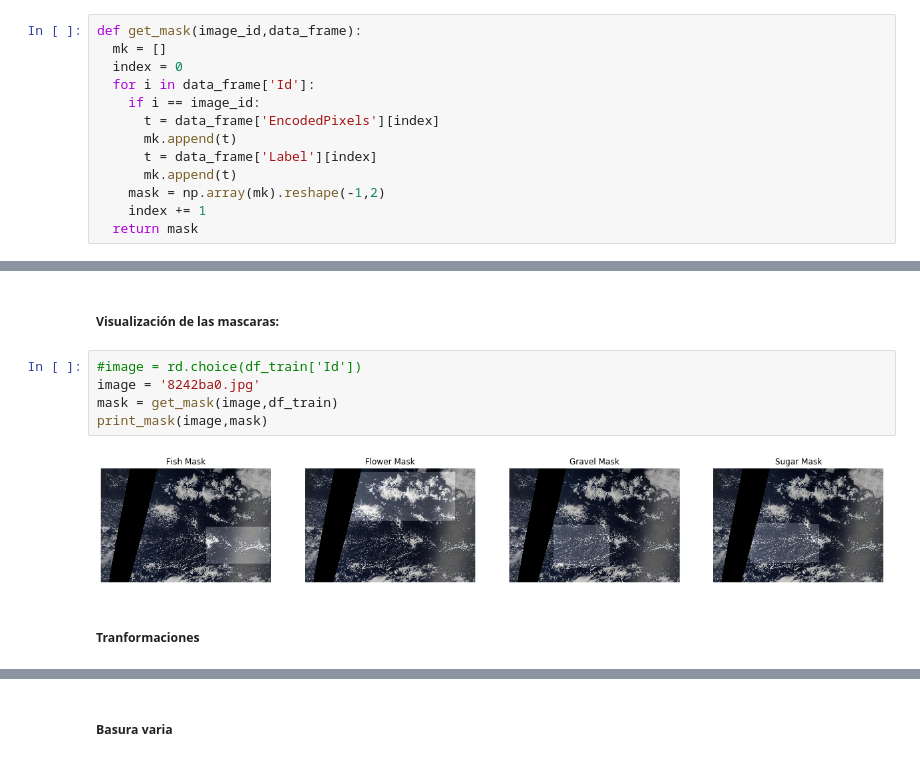
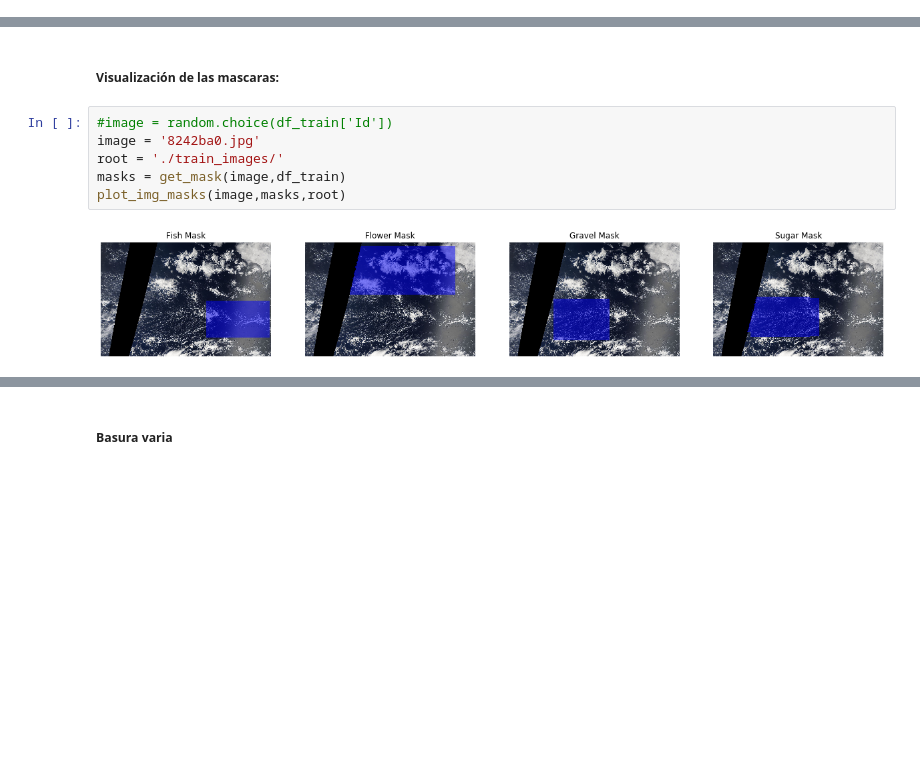
Before and after one commit to MRAMIRE/Tesis_Modelo_Deep_Learning_USA, a Jupyter notebook: 2_Visualización_de_la_Data.ipynb, the cells around one changed output, grey strips where cells are left out. Cells and saved outputs as stored; diff of their text form; blank space fills up the shorter version.

```diff
--- a/2_Visualización_de_la_Data.ipynb
+++ b/2_Visualización_de_la_Data.ipynb
@@ -64,13 +76,0 @@ def rle_to_mask(rle_string, height=1400, width=2100):
-# %%
-def get_mask(image_id,data_frame):
-  mk = []
-  index = 0
-  for i in data_frame['Id']:
-    if i == image_id:
-      t = data_frame['EncodedPixels'][index]
-      mk.append(t)
-      t = data_frame['Label'][index]
-      mk.append(t)
-    mask = np.array(mk).reshape(-1,2)
-    index += 1
-  return mask
@@ -199,11 +111,10 @@ df_train.head()
 # %% [markdown]
 ##### Visualización de las mascaras:
 # %%
-#image = rd.choice(df_train['Id'])
+#image = random.choice(df_train['Id'])
 image = '8242ba0.jpg'
-mask = get_mask(image,df_train)
-print_mask(image,mask)
+root = './train_images/'
+masks = get_mask(image,df_train)
+plot_img_masks(image,masks,root)
 # %% [output]
-[figure, old version]
+[figure, new version]
-# %% [markdown]
-##### Tranformaciones
```
Also changed, not shown: parts of 26 cells of this notebook.
